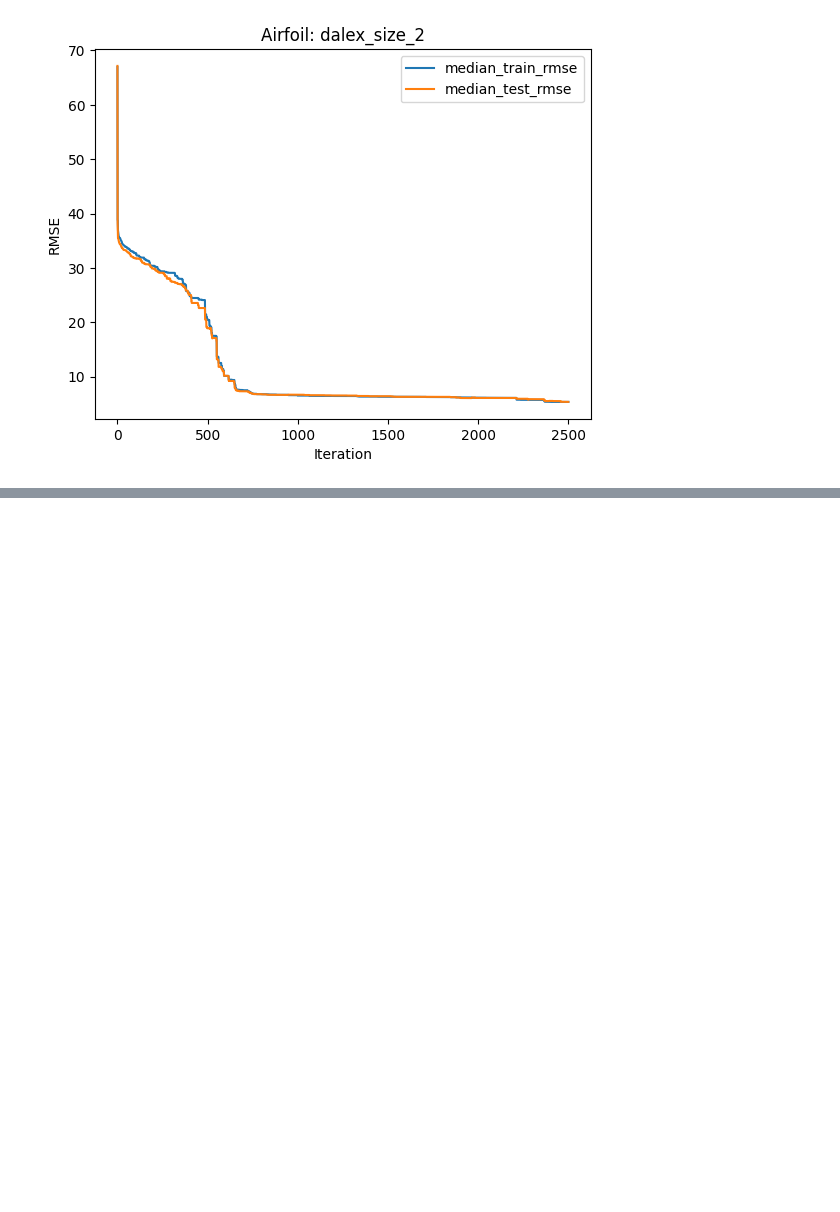
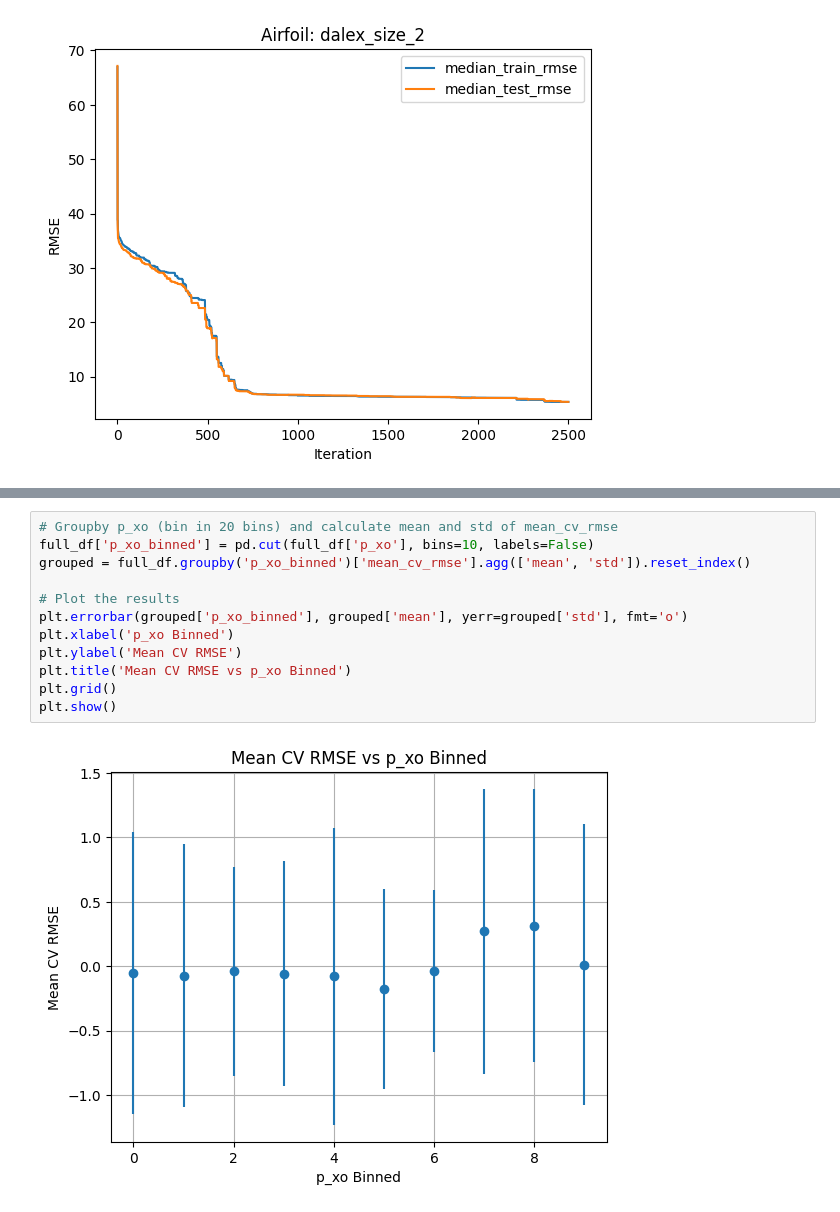
Before and after one commit to amarmate/SLIM-TEST-LITE, a Jupyter notebook: res_selec_multi.ipynb, the cells around one changed output, grey strips where cells are left out. Drawn from its saved outputs; the diff is of its cells as text; blank space fills up the shorter version.

```diff
--- a/res_selec_multi.ipynb
+++ b/res_selec_multi.ipynb
@@ -655,0 +864,14 @@ tr_df
+# %%
+# Groupby p_xo (bin in 20 bins) and calculate mean and std of mean_cv_rmse
+full_df['p_xo_binned'] = pd.cut(full_df['p_xo'], bins=10, labels=False)
+grouped = full_df.groupby('p_xo_binned')['mean_cv_rmse'].agg(['mean', 'std']).reset_index()
+
+# Plot the results
+plt.errorbar(grouped['p_xo_binned'], grouped['mean'], yerr=grouped['std'], fmt='o')
+plt.xlabel('p_xo Binned')
+plt.ylabel('Mean CV RMSE')
+plt.title('Mean CV RMSE vs p_xo Binned')
+plt.grid()
+plt.show()
+# %% [output]
+[figure, added]
```
Also changed, not shown: parts of 29 cells of this notebook, 8 other files.
